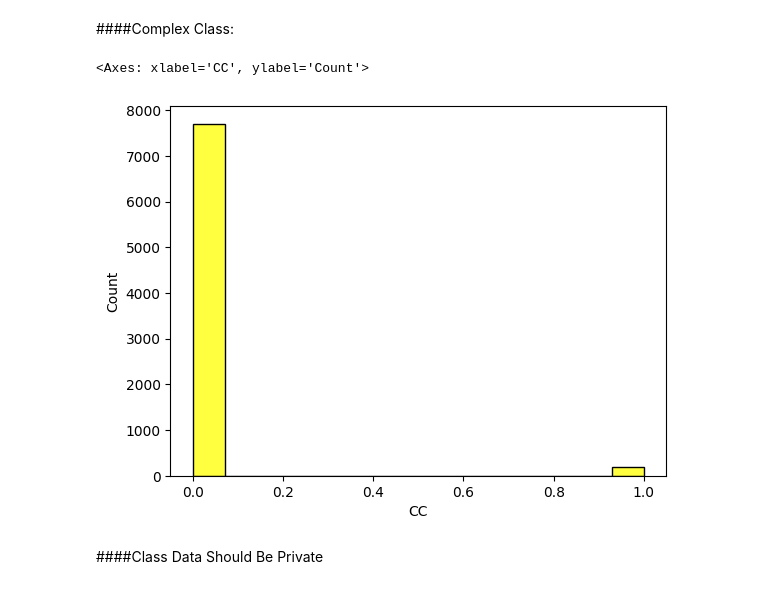
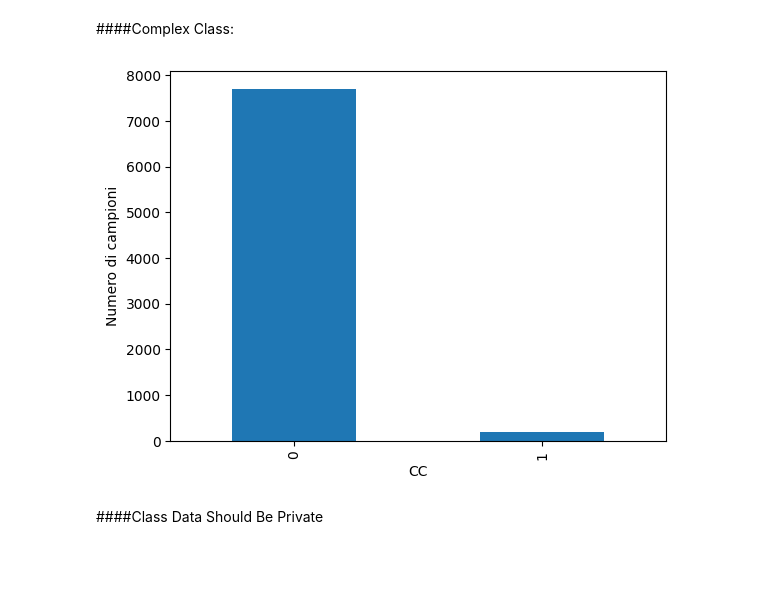
Before and after one commit to DarioDeMaio/Code_Smells_NLP, a Jupyter notebook: NLP_module/final_module.ipynb, the cells around one changed output. Saved outputs shown, nothing was run; the diff lists cells and outputs as text; code cells hidden in the pictures; blank space fills up the shorter version.

```diff
--- a/NLP_module/final_module.ipynb
+++ b/NLP_module/final_module.ipynb
@@ -136,3 +90,5 @@ xerces2-j-Xerces-J_2_3_0
+# %%
+df = pd.read_csv("/content/drive/MyDrive/Colab Notebooks/code smells tesi/Code_Smells_NLP-Finale/dataset/ultimate_dataset.csv")
 # %%
 df
 # %% [output]
@@ -271,10 +266,23 @@ df
 ####The dependent variables that the models will need to predict are 6: CDSBP, CC, LC, LZC, RB, SC. Let's analyze the distribution of each label to quantify how balanced the dataset is with the dependent variable.
 # %% [markdown]
 ####Complex Class:
-# %%
-sns.histplot(df['CC'], legend=True, color='yellow')
-# %% [output]
-<Axes: xlabel='CC', ylabel='Count'>
-[figure, removed]
+# %%
+# sns.histplot(df['CC'], legend=True, color='yellow')
+
+
+# Calcola la distribuzione delle etichette nel dataset
+distribuzione_etichette = df['CC'].value_counts()
+
+# Crea il diagramma a barre
+distribuzione_etichette.plot(kind='bar')
+
+# Aggiungi etichette e titolo al diagramma
+plt.xlabel('CC')
+plt.ylabel('Numero di campioni')
+
+# Mostra il diagramma a barre
+plt.show()
+# %% [output]
+[figure, added]
 # %% [markdown]
 ####Class Data Should Be Private
```
Also changed, not shown: parts of 38 cells of this notebook, 5 other files.
